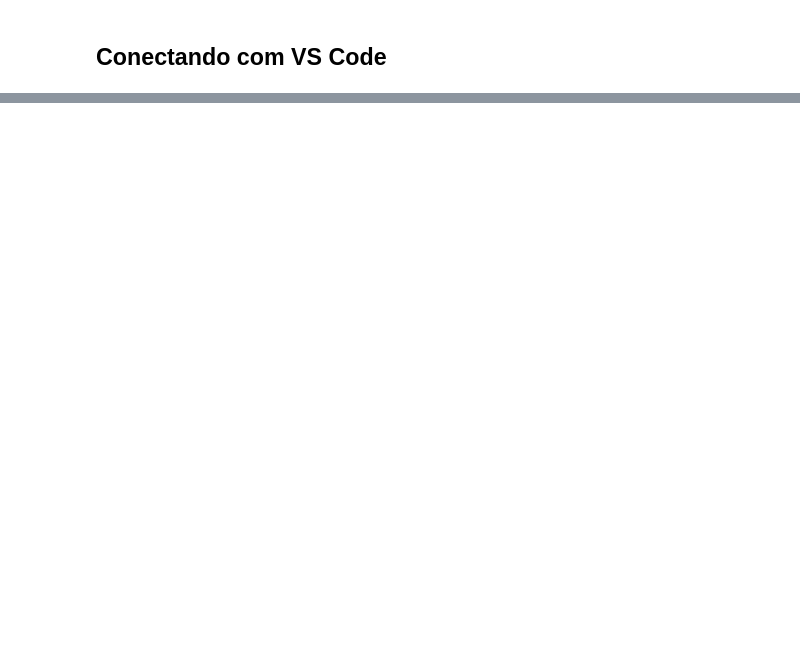
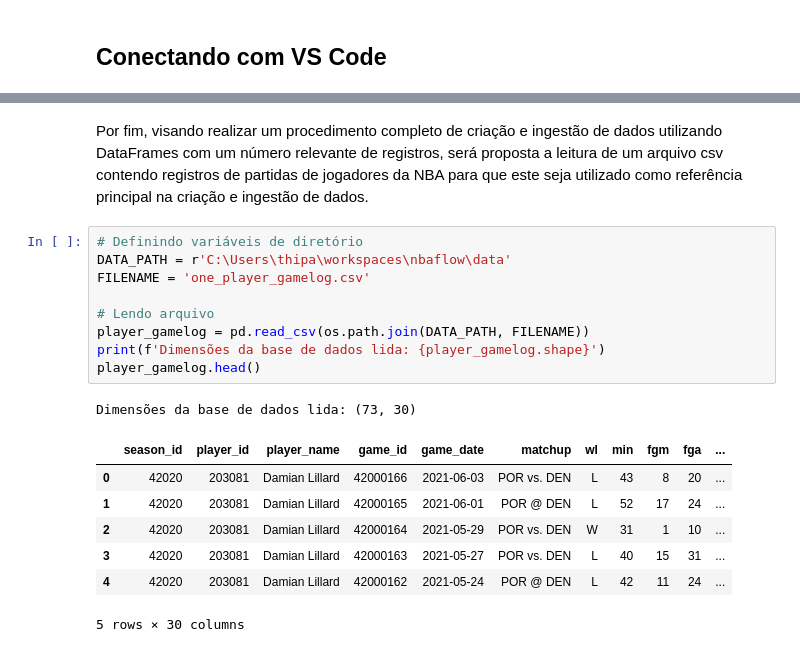
Before and after one commit to ThiagoPanini/nbaflow, a Jupyter notebook: notebooks/NBAFlow-aws-migration.ipynb, the cells around one changed output, grey strips where cells are left out. Saved outputs shown, nothing was run; the diff lists cells and outputs as text; blank space fills up the shorter version.

```diff
--- a/notebooks/NBAFlow-aws-migration.ipynb
+++ b/notebooks/NBAFlow-aws-migration.ipynb
@@ -286,0 +685,20 @@ ___
+# %% [markdown]
+Por fim, visando realizar um procedimento completo de criação e ingestão de dados utilizando DataFrames com um número relevante de registros, será proposta a leitura de um arquivo csv contendo registros de partidas de jogadores da NBA para que este seja utilizado como referência principal na criação e ingestão de dados.
+# %%
+# Definindo variáveis de diretório
+DATA_PATH = r'C:\Users\thipa\workspaces\nbaflow\data'
+FILENAME = 'one_player_gamelog.csv'
+
+# Lendo arquivo
+player_gamelog = pd.read_csv(os.path.join(DATA_PATH, FILENAME))
+print(f'Dimensões da base de dados lida: {player_gamelog.shape}')
+player_gamelog.head()
+# %% [output]
+Dimensões da base de dados lida: (73, 30)
+|  | season_id | player_id | player_name | game_id | game_date | matchup | wl | min | fgm | fga | ... |
+| 0 | 42020 | 203081 | Damian Lillard | 42000166 | 2021-06-03 | POR vs. DEN | L | 43 | 8 | 20 | ... |
+| 1 | 42020 | 203081 | Damian Lillard | 42000165 | 2021-06-01 | POR @ DEN | L | 52 | 17 | 24 | ... |
+| 2 | 42020 | 203081 | Damian Lillard | 42000164 | 2021-05-29 | POR vs. DEN | W | 31 | 1 | 10 | ... |
+| 3 | 42020 | 203081 | Damian Lillard | 42000163 | 2021-05-27 | POR vs. DEN | L | 40 | 15 | 31 | ... |
+| 4 | 42020 | 203081 | Damian Lillard | 42000162 | 2021-05-24 | POR @ DEN | L | 42 | 11 | 24 | ... |
+5 rows × 30 columns
```
Also changed, not shown: parts of 29 cells of this notebook.
